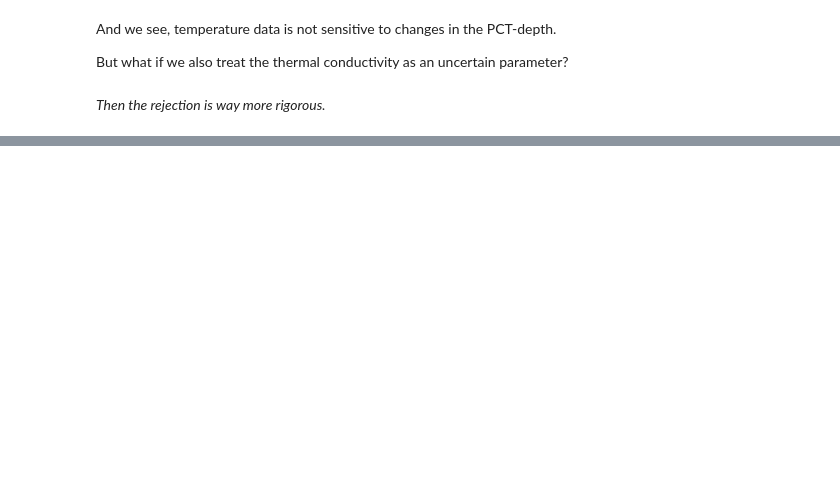
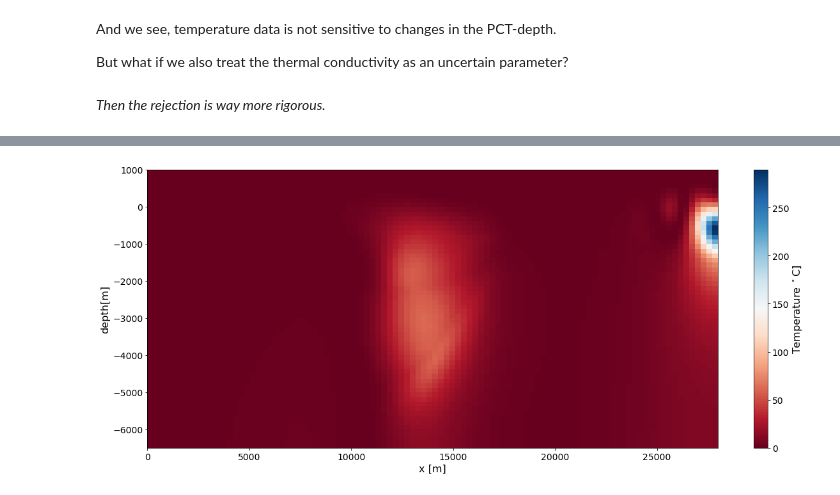
Before and after one commit to Japhiolite/PCT-modelling, a Jupyter notebook: notebooks/MC-model-analysis.ipynb, the cells around one changed output, grey strips where cells are left out. Saved outputs shown, nothing was run; the diff lists cells and outputs as text; code cells hidden in the pictures; blank space fills up the shorter version.

```diff
--- a/notebooks/MC-model-analysis.ipynb
+++ b/notebooks/MC-model-analysis.ipynb
@@ -142,0 +225,12 @@ But what if we also treat the thermal conductivity as an uncertain parameter?
+# %%
+#plot ssr of mean posterior and reference model
+fig = plt.figure(figsize=(20,8))
+cs = plt.pcolor(x,z-6500.,(refT-mTemp)**2,cmap='RdBu', shading='auto')
+plt.tick_params(axis='both',labelsize=14)
+plt.xlabel('x [m]',fontsize=16)
+plt.ylabel('depth[m]',fontsize=16)
+cbar = plt.colorbar(cs,orientation='vertical')
+cbar.set_label('Temperature $^\circ$C]',fontsize=16)
+cbar.ax.tick_params(labelsize=14)
+# %% [output]
+[figure, added]
```
Also changed, not shown: parts of 15 cells of this notebook, 13 other files.
